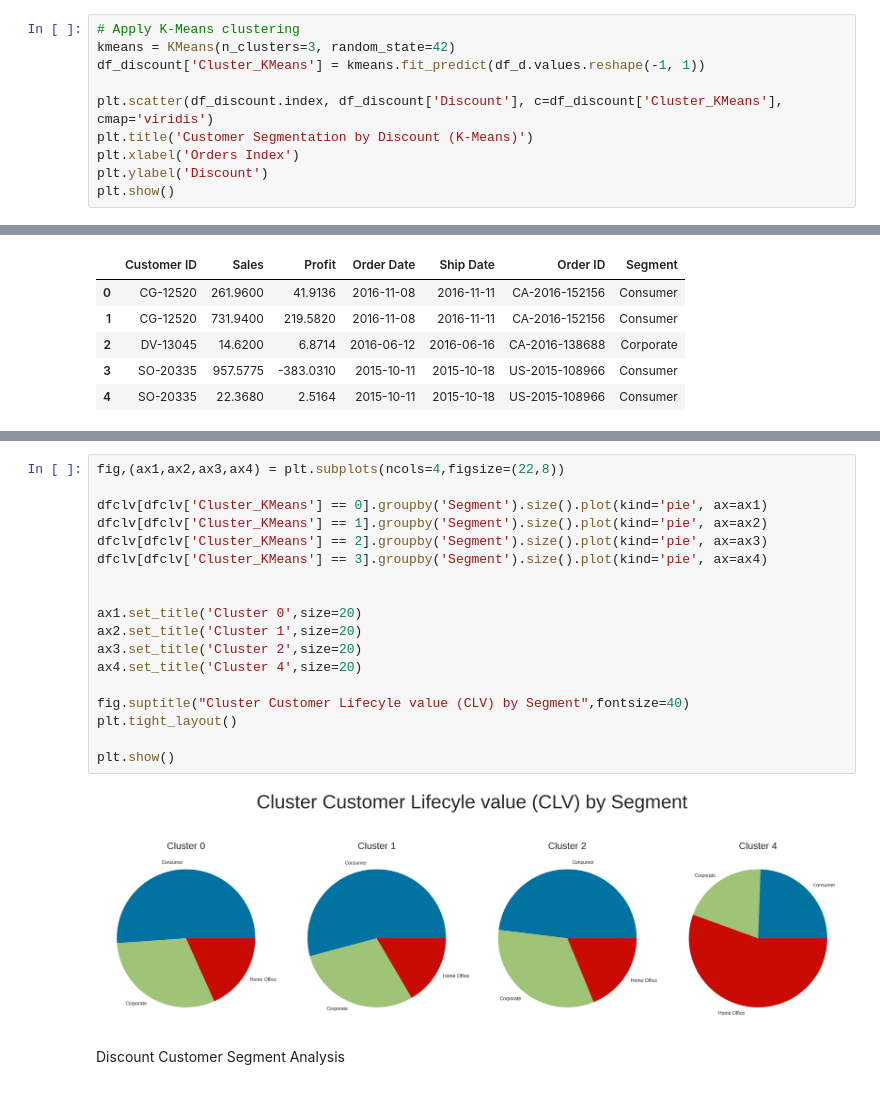
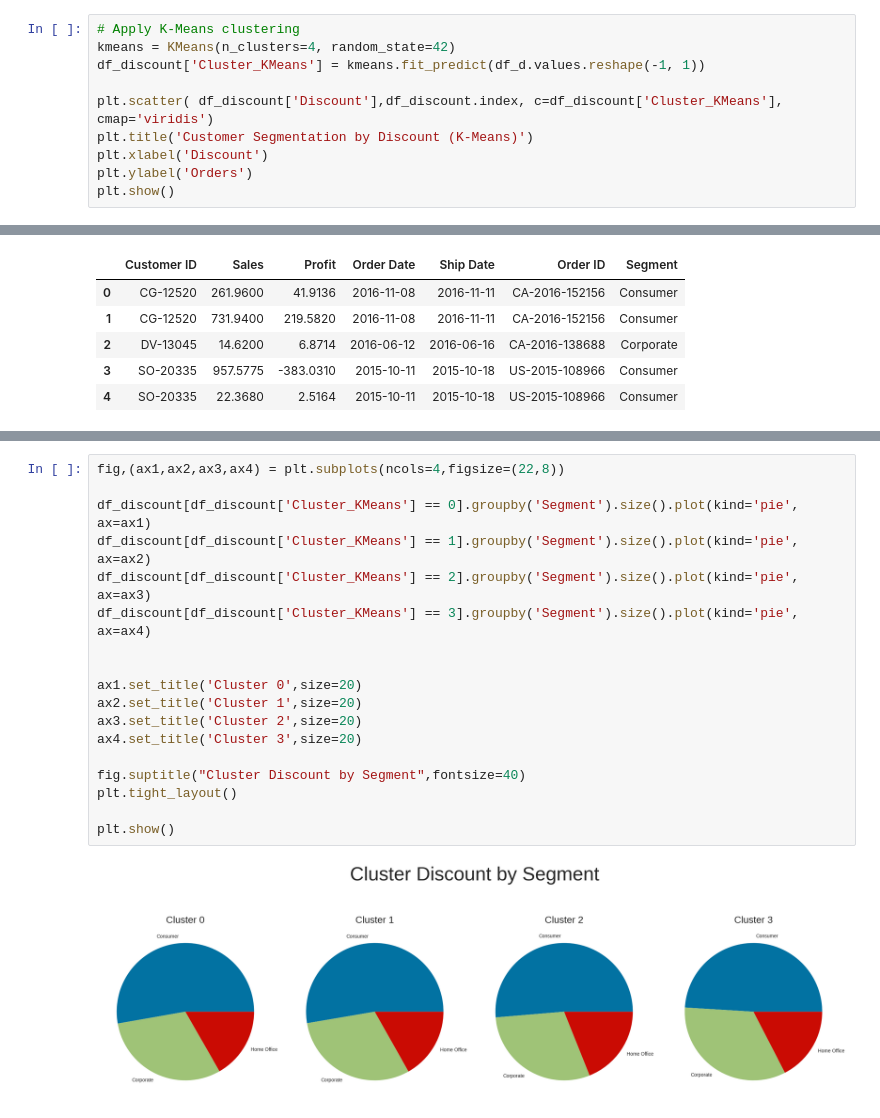
Before and after one commit to SuperDataScience-Community-Projects/SDS-CP008-superstore-customer-segmentation, a Jupyter notebook: notebooks/sheila/SDS_CP008_Sheila.ipynb, the cells around one changed output, grey strips where cells are left out. Cells and saved outputs as stored; diff of their text form.

```diff
--- a/notebooks/sheila/SDS_CP008_Sheila.ipynb
+++ b/notebooks/sheila/SDS_CP008_Sheila.ipynb
@@ -1031,12 +1061,12 @@ plt.show()
 [figure]
 # %%
 # Apply K-Means clustering
-kmeans = KMeans(n_clusters=3, random_state=42)
+kmeans = KMeans(n_clusters=4, random_state=42)
 df_discount['Cluster_KMeans'] = kmeans.fit_predict(df_d.values.reshape(-1, 1))
 
-plt.scatter(df_discount.index, df_discount['Discount'], c=df_discount['Cluster_KMeans'], cmap='viridis')
+plt.scatter( df_discount['Discount'],df_discount.index, c=df_discount['Cluster_KMeans'], cmap='viridis')
 plt.title('Customer Segmentation by Discount (K-Means)')
-plt.xlabel('Orders Index')
-plt.ylabel('Discount')
+plt.xlabel('Discount')
+plt.ylabel('Orders')
 plt.show()
 # %% [output]
@@ -1089,22 +1159,20 @@ print(avg_clv_clusters)
 # %%
 fig,(ax1,ax2,ax3,ax4) = plt.subplots(ncols=4,figsize=(22,8))
 
-dfclv[dfclv['Cluster_KMeans'] == 0].groupby('Segment').size().plot(kind='pie', ax=ax1)
-dfclv[dfclv['Cluster_KMeans'] == 1].groupby('Segment').size().plot(kind='pie', ax=ax2)
-dfclv[dfclv['Cluster_KMeans'] == 2].groupby('Segment').size().plot(kind='pie', ax=ax3)
-dfclv[dfclv['Cluster_KMeans'] == 3].groupby('Segment').size().plot(kind='pie', ax=ax4)
+df_discount[df_discount['Cluster_KMeans'] == 0].groupby('Segment').size().plot(kind='pie', ax=ax1)
+df_discount[df_discount['Cluster_KMeans'] == 1].groupby('Segment').size().plot(kind='pie', ax=ax2)
+df_discount[df_discount['Cluster_KMeans'] == 2].groupby('Segment').size().plot(kind='pie', ax=ax3)
+df_discount[df_discount['Cluster_KMeans'] == 3].groupby('Segment').size().plot(kind='pie', ax=ax4)
 
 
 ax1.set_title('Cluster 0',size=20)
 ax2.set_title('Cluster 1',size=20)
 ax3.set_title('Cluster 2',size=20)
-ax4.set_title('Cluster 4',size=20)
+ax4.set_title('Cluster 3',size=20)
 
-fig.suptitle("Cluster Customer Lifecyle value (CLV) by Segment",fontsize=40)
+fig.suptitle("Cluster Discount by Segment",fontsize=40)
 plt.tight_layout()
 
 plt.show()
 # %% [output]
-[figure, old version]
+[figure, new version]
-# %% [markdown]
-Discount Customer Segment Analysis
```
Also changed, not shown: parts of 49 cells of this notebook.
